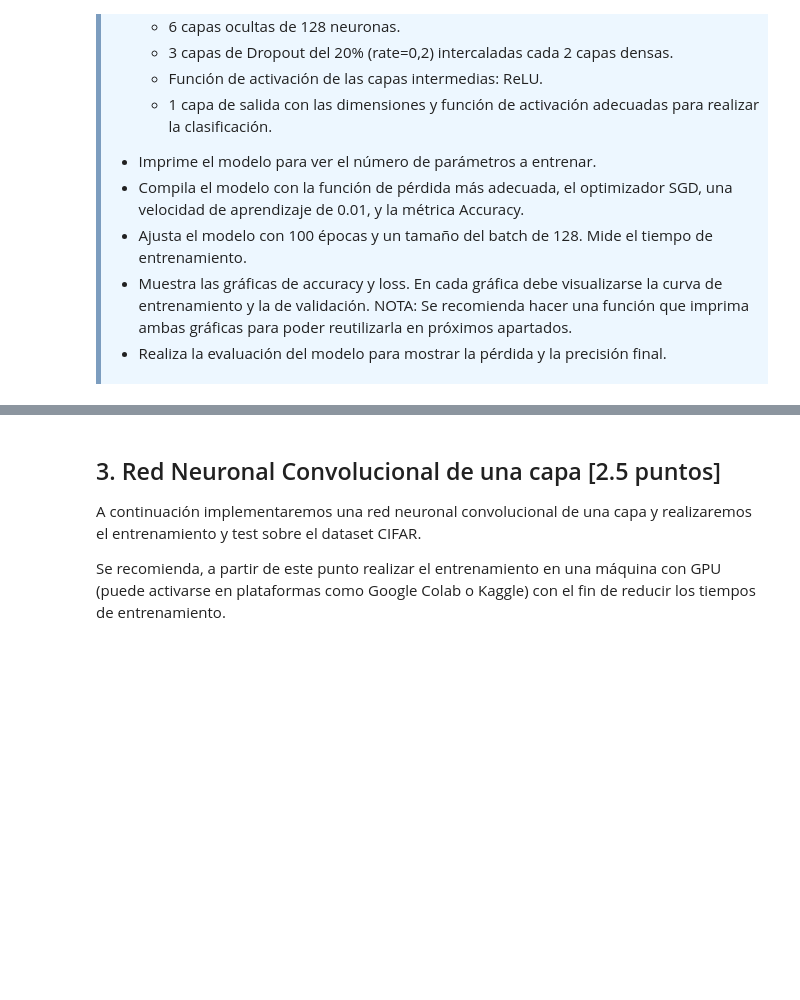
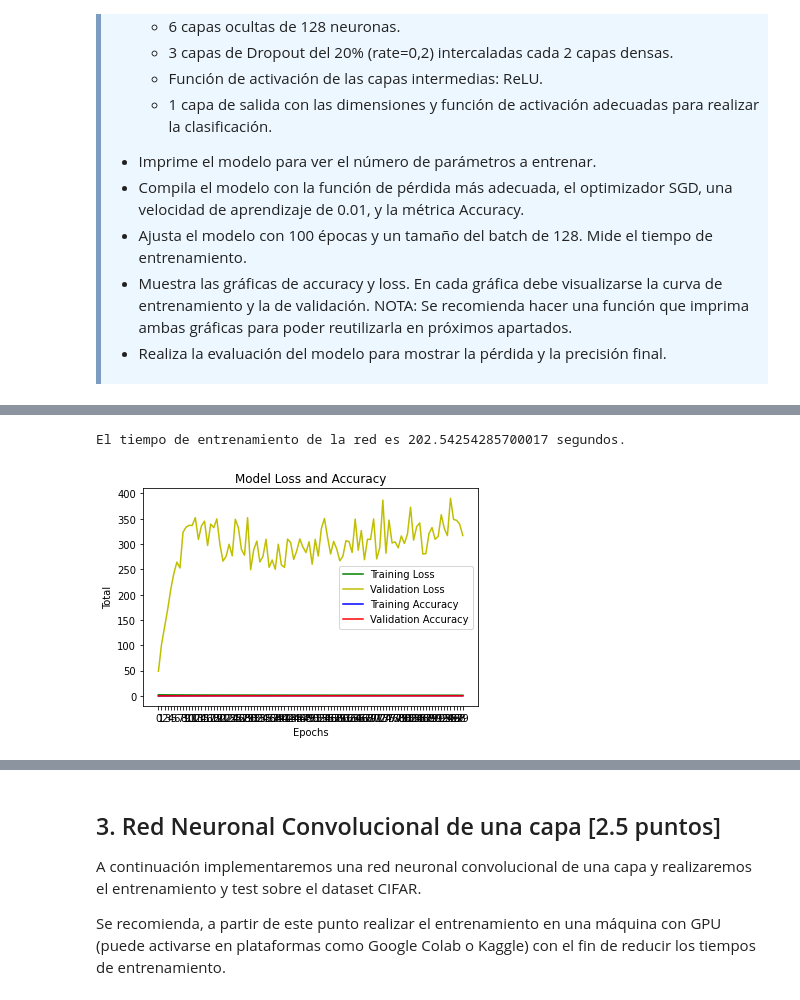
Before and after one commit to mtablado/uoc2022_deeplearning_pec2, a Jupyter notebook: 20212_M2.875_PEC2-mtabladol.ipynb, the cells around one changed output, grey strips where cells are left out. Saved outputs shown, nothing was run; the diff lists cells and outputs as text; code cells hidden in the pictures; blank space fills up the shorter version.

```diff
--- a/20212_M2.875_PEC2-mtabladol.ipynb
+++ b/20212_M2.875_PEC2-mtabladol.ipynb
@@ -243,7 +239,7 @@ Dado que en una red neuronal artificial las entradas son unidimensionales, lo pr
 <strong>Ejercicio [0,5 pts.]:</strong> Modificar los conjuntos X_train_grey y X_test_grey para que sus registros sean arrays unidimensionales de dimensión 32x32 = 1024 datos. Comprobad el resultado imprimiendo las dimensiones de las variables.
 </div>
 # %%
-X_train_gflat = X_train_grey.reshape(50000, 1024)
+X_train_gflat = X_train_grey_norm.reshape(50000, 1024)
 X_test_gflat = X_test_grey.reshape(10000, 1024)
 # %%
 X_train_gflat.shape, X_test_gflat.shape
@@ -336,7 +319,9 @@ model.compile(SGD(learning_rate=0.01),
               metrics=['accuracy'])
 # %%
 # Entrenar el modelo
-history = model.fit(X_train_gflat, train_labels, epochs=100, batch_size=128,
+t0 = timeit.default_timer()
+mfit = model.fit(X_train_gflat, train_labels, epochs=100, batch_size=128,
                     validation_data=(X_test_gflat, test_labels))
+training_time = timeit.default_timer() - t0
 # %% [output]
 Epoch 1/100
@@ -358,0 +344,31 @@ def plot_prediction(n_epochs, mfit):
+# %%
+print("El tiempo de entrenamiento de la red es {} segundos.".format(training_time))
+# %% [output]
+El tiempo de entrenamiento de la red es 202.54254285700017 segundos.
+# %%
+# Plot del training loss y el accuracy
+def plot_prediction(n_epochs, mfit):
+  loss = mfit.history['loss']
+  val_loss = mfit.history['val_loss']
+
+  accuracy = mfit.history['accuracy']
+  val_accuracy = mfit.history['val_accuracy']
+
+  epochs = range(0,n_epochs)
+
+  plt.plot(epochs, loss, 'g', label='Training Loss')
+  plt.plot(epochs, val_loss, 'y', label='Validation Loss')
+
+  plt.plot(epochs, accuracy, 'b', label='Training Accuracy')
+  plt.plot(epochs, val_accuracy, 'r', label='Validation Accuracy')
+
+  plt.title('Model Loss and Accuracy')
+  plt.xticks(epochs)
+  plt.xlabel('Epochs')
+  plt.ylabel('Total')
+  plt.legend()
+  plt.show()
+
+plot_prediction(100, mfit)
+# %% [output]
+[figure, added]
```
Also changed, not shown: parts of 40 cells of this notebook.
